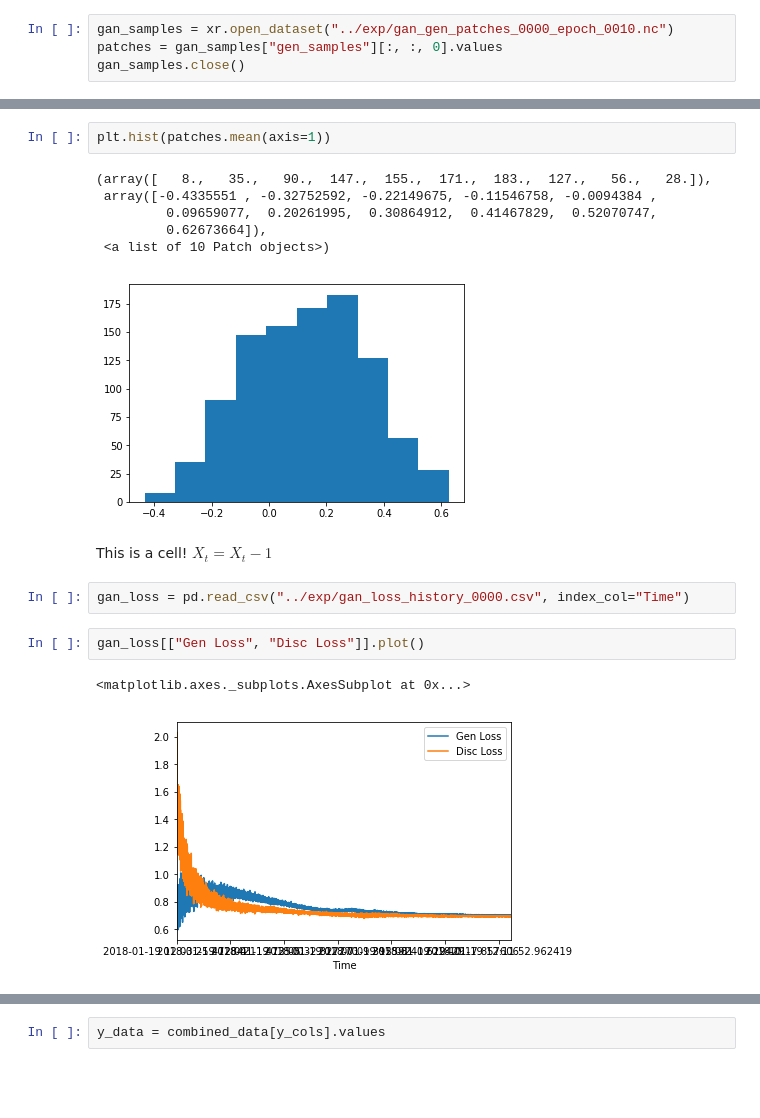
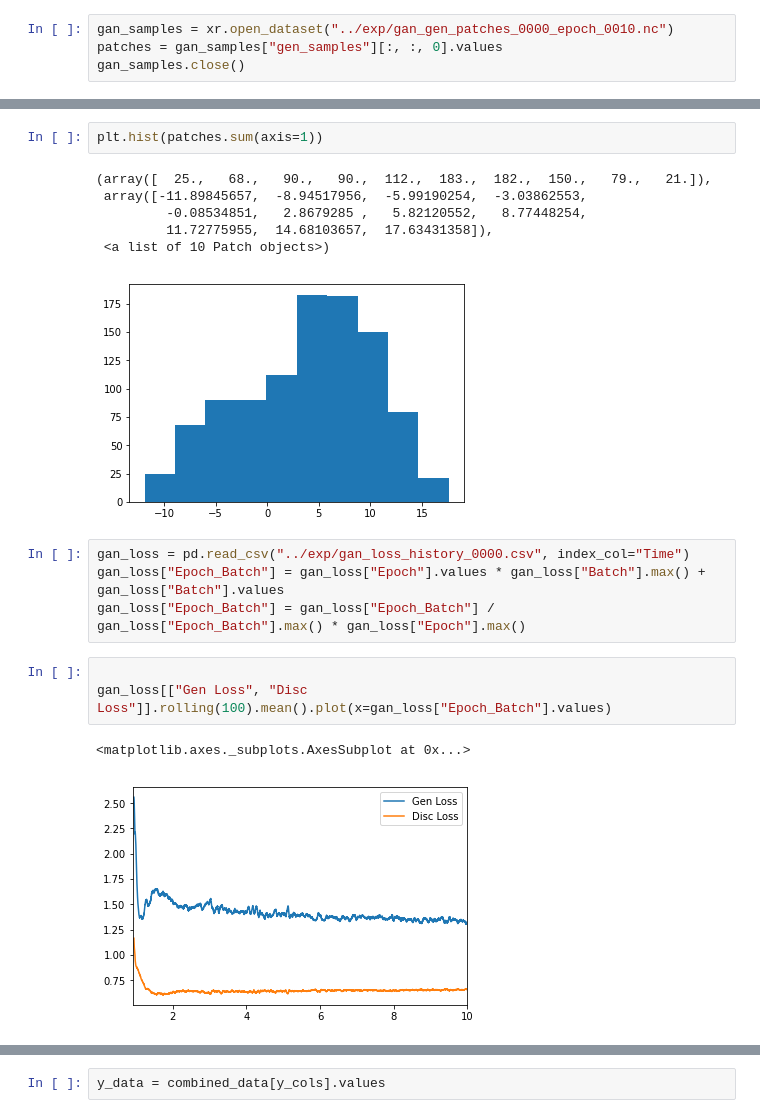
Before and after one commit to djgagne/lorenz_gan, a Jupyter notebook: notebooks/lorenz_gan_eval.ipynb, the cells around one changed output, grey strips where cells are left out. Saved outputs shown, nothing was run; the diff lists cells and outputs as text; blank space fills up the shorter version.

```diff
--- a/notebooks/lorenz_gan_eval.ipynb
+++ b/notebooks/lorenz_gan_eval.ipynb
@@ -117,20 +151,20 @@ plt.hist(patches[:, 0])
 # %%
-plt.hist(patches.mean(axis=1))
+plt.hist(patches.sum(axis=1))
 # %% [output]
-(array([   8.,   35.,   90.,  147.,  155.,  171.,  183.,  127.,   56.,   28.]),
- array([-0.4335551 , -0.32752592, -0.22149675, -0.11546758, -0.0094384 ,
-         0.09659077,  0.20261995,  0.30864912,  0.41467829,  0.52070747,
-         0.62673664]),
+(array([  25.,   68.,   90.,   90.,  112.,  183.,  182.,  150.,   79.,   21.]),
+ array([-11.89845657,  -8.94517956,  -5.99190254,  -3.03862553,
+         -0.08534851,   2.8679285 ,   5.82120552,   8.77448254,
+         11.72775955,  14.68103657,  17.63431358]),
  <a list of 10 Patch objects>)
-[figure, old version]
+[figure, new version]
-# %% [markdown]
-This is a cell!
-$X_t=X_t -1$
-# %%
-gan_loss = pd.read_csv("../exp/gan_loss_history_0000.csv", index_col="Time")
+# %%
+gan_loss = pd.read_csv("../exp/gan_loss_history_0000.csv", index_col="Time")
+gan_loss["Epoch_Batch"] = gan_loss["Epoch"].values * gan_loss["Batch"].max() + gan_loss["Batch"].values
+gan_loss["Epoch_Batch"] = gan_loss["Epoch_Batch"] / gan_loss["Epoch_Batch"].max() * gan_loss["Epoch"].max()
 # %%
-gan_loss[["Gen Loss", "Disc Loss"]].plot()
+
+gan_loss[["Gen Loss", "Disc Loss"]].rolling(100).mean().plot(x=gan_loss["Epoch_Batch"].values)
 # %% [output]
 <matplotlib.axes._subplots.AxesSubplot at 0x...>
-[figure, old version]
+[figure, new version]
 # %%
```
Also changed, not shown: parts of 43 cells of this notebook, 6 other files.
